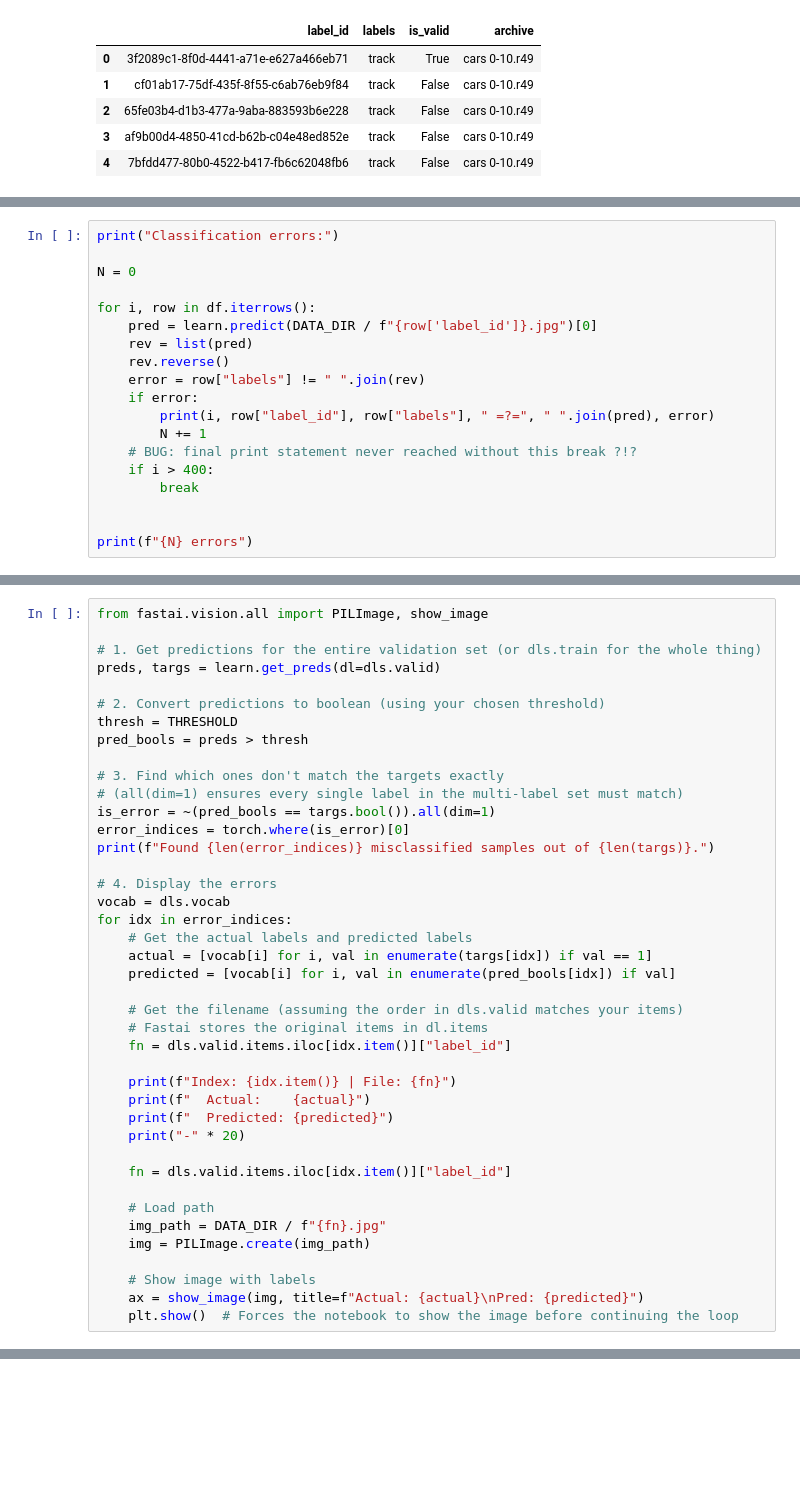
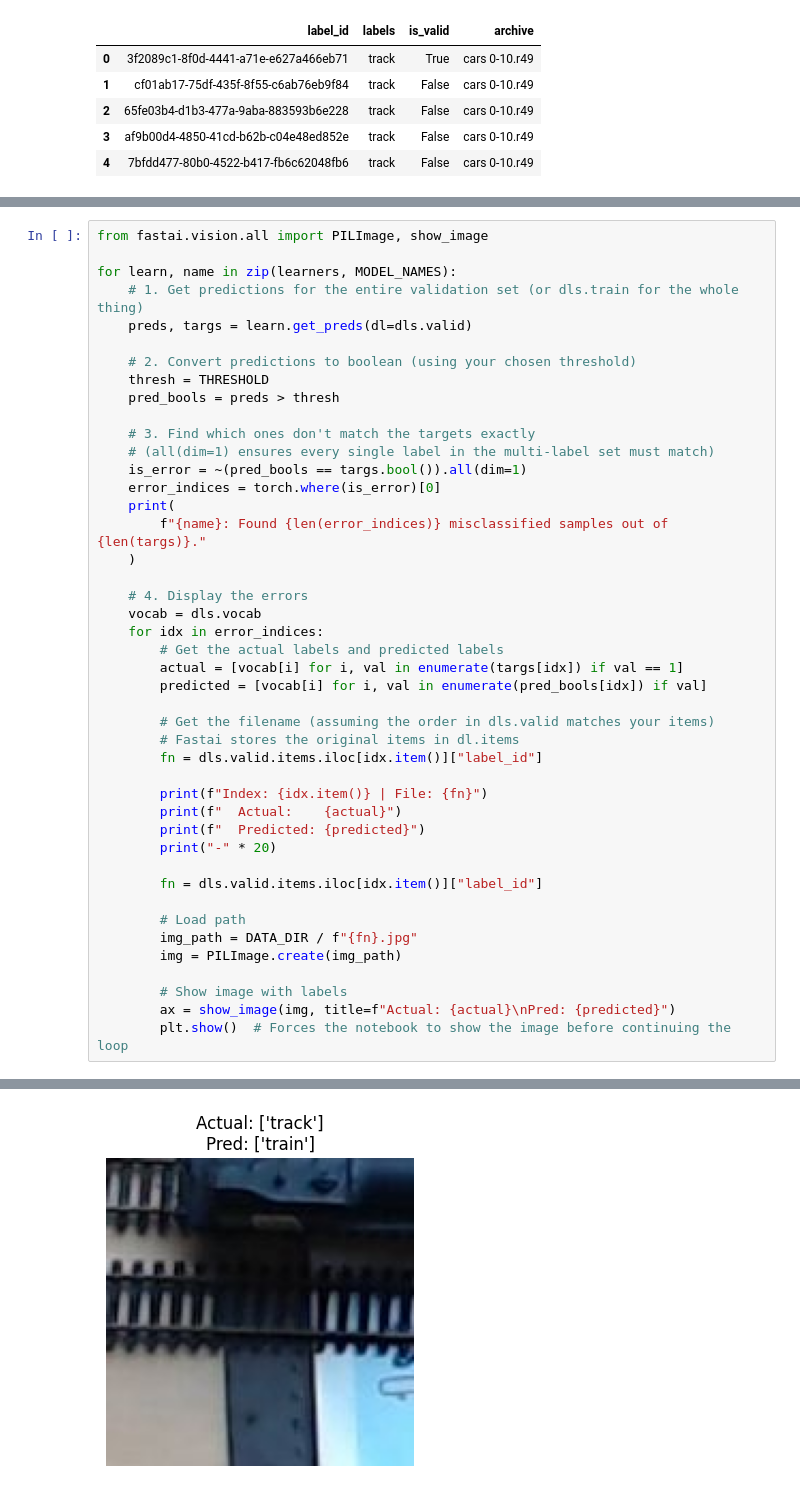
Before and after one commit to iot49/track-occupancy, a Jupyter notebook: cnn/TRAIN.ipynb, the cells around one changed output, grey strips where cells are left out. Drawn from its saved outputs; the diff is of its cells as text; blank space fills up the shorter version.

```diff
--- a/cnn/TRAIN.ipynb
+++ b/cnn/TRAIN.ipynb
@@ -186,19 +282,0 @@ interp.plot_top_losses(9, figsize=(15, 10))
-# %%
-print("Classification errors:")
-
-N = 0
-
-for i, row in df.iterrows():
-    pred = learn.predict(DATA_DIR / f"{row['label_id']}.jpg")[0]
-    rev = list(pred)
-    rev.reverse()
-    error = row["labels"] != " ".join(rev)
-    if error:
-        print(i, row["label_id"], row["labels"], " =?=", " ".join(pred), error)
-        N += 1
-    # BUG: final print statement never reached without this break ?!?
-    if i > 400:
-        break
-
-
-print(f"{N} errors")
@@ -219,43 +283,46 @@ Classification errors:
 # %%
 from fastai.vision.all import PILImage, show_image
 
-# 1. Get predictions for the entire validation set (or dls.train for the whole thing)
-preds, targs = learn.get_preds(dl=dls.valid)
+for learn, name in zip(learners, MODEL_NAMES):
+    # 1. Get predictions for the entire validation set (or dls.train for the whole thing)
+    preds, targs = learn.get_preds(dl=dls.valid)
 
-# 2. Convert predictions to boolean (using your chosen threshold)
-thresh = THRESHOLD
-pred_bools = preds > thresh
+    # 2. Convert predictions to boolean (using your chosen threshold)
+    thresh = THRESHOLD
+    pred_bools = preds > thresh
 
-# 3. Find which ones don't match the targets exactly
-# (all(dim=1) ensures every single label in the multi-label set must match)
-is_error = ~(pred_bools == targs.bool()).all(dim=1)
-error_indices = torch.where(is_error)[0]
-print(f"Found {len(error_indices)} misclassified samples out of {len(targs)}.")
+    # 3. Find which ones don't match the targets exactly
+    # (all(dim=1) ensures every single label in the multi-label set must match)
+    is_error = ~(pred_bools == targs.bool()).all(dim=1)
+    error_indices = torch.where(is_error)[0]
+    print(
+        f"{name}: Found {len(error_indices)} misclassified samples out of {len(targs)}."
+    )
 
-# 4. Display the errors
-vocab = dls.vocab
-for idx in error_indices:
-    # Get the actual labels and predicted labels
-    actual = [vocab[i] for i, val in enumerate(targs[idx]) if val == 1]
-    predicted = [vocab[i] for i, val in enumerate(pred_bools[idx]) if val]
+    # 4. Display the errors
+    vocab = dls.vocab
+    for idx in error_indices:
+        # Get the actual labels and predicted labels
+        actual = [vocab[i] for i, val in enumerate(targs[idx]) if val == 1]
+        predicted = [vocab[i] for i, val in enumerate(pred_bools[idx]) if val]
 
-    # Get the filename (assuming the order in dls.valid matches your items)
-    # Fastai stores the original items in dl.items
-    fn = dls.valid.items.iloc[idx.item()]["label_id"]
+        # Get the filename (assuming the order in dls.valid matches your items)
+        # Fastai stores the original items in dl.items
+        fn = dls.valid.items.iloc[idx.item()]["label_id"]
 
-    print(f"Index: {idx.item()} | File: {fn}")
-    print(f"  Actual:    {actual}")
-    print(f"  Predicted: {predicted}")
-    print("-" * 20)
+        print(f"Index: {idx.item()} | File: {fn}")
+        print(f"  Actual:    {actual}")
+        print(f"  Predicted: {predicted}")
+        print("-" * 20)
 
-    fn = dls.valid.items.iloc[idx.item()]["label_id"]
+        fn = dls.valid.items.iloc[idx.item()]["label_id"]
 
-    # Load path
-    img_path = DATA_DIR / f"{fn}.jpg"
-    img = PILImage.create(img_path)
+        # Load path
+        img_path = DATA_DIR / f"{fn}.jpg"
+        img = PILImage.create(img_path)
 
-    # Show image with labels
-    ax = show_image(img, title=f"Actual: {actual}\nPred: {predicted}")
-    plt.show()  # Forces the notebook to show the image before continuing the loop
+        # Show image with labels
+        ax = show_image(img, title=f"Actual: {actual}\nPred: {predicted}")
+        plt.show()  # Forces the notebook to show the image before continuing the loop
 # %% [output]
 [interactive output not drawn]
@@ -262,0 +334 @@ Found 0 misclassified samples out of 180.
+[figure, added]
```
Also changed, not shown: parts of 12 cells of this notebook, 9 other files.
